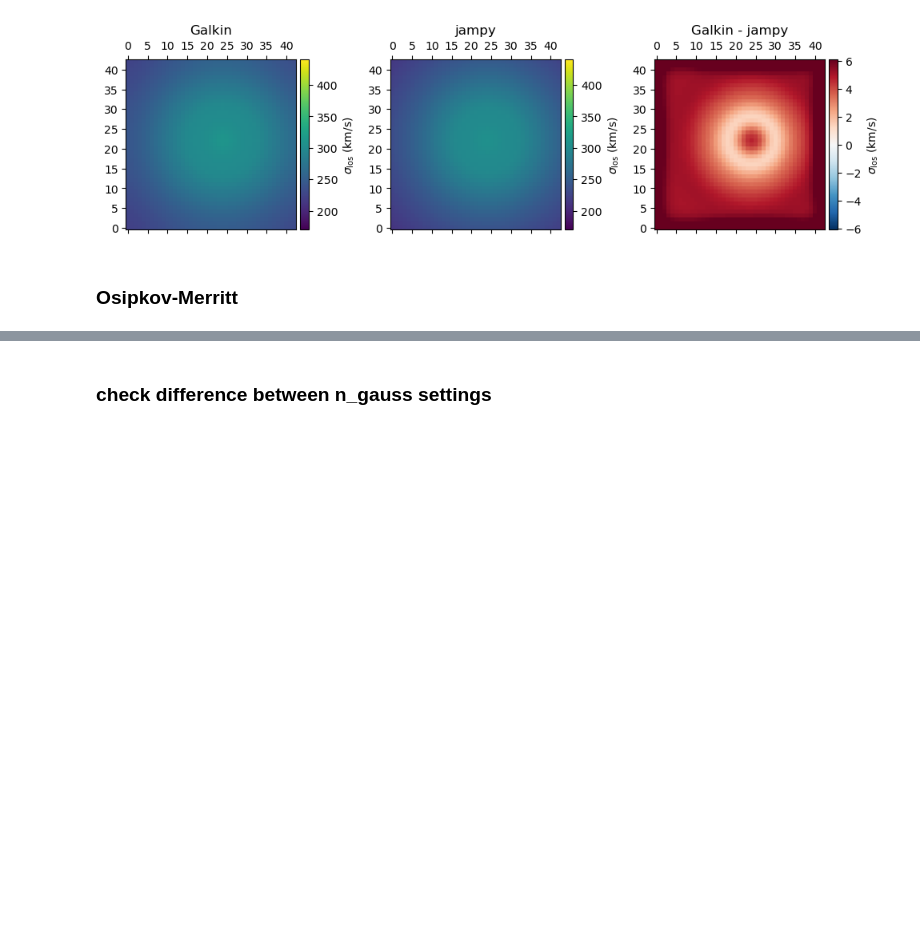
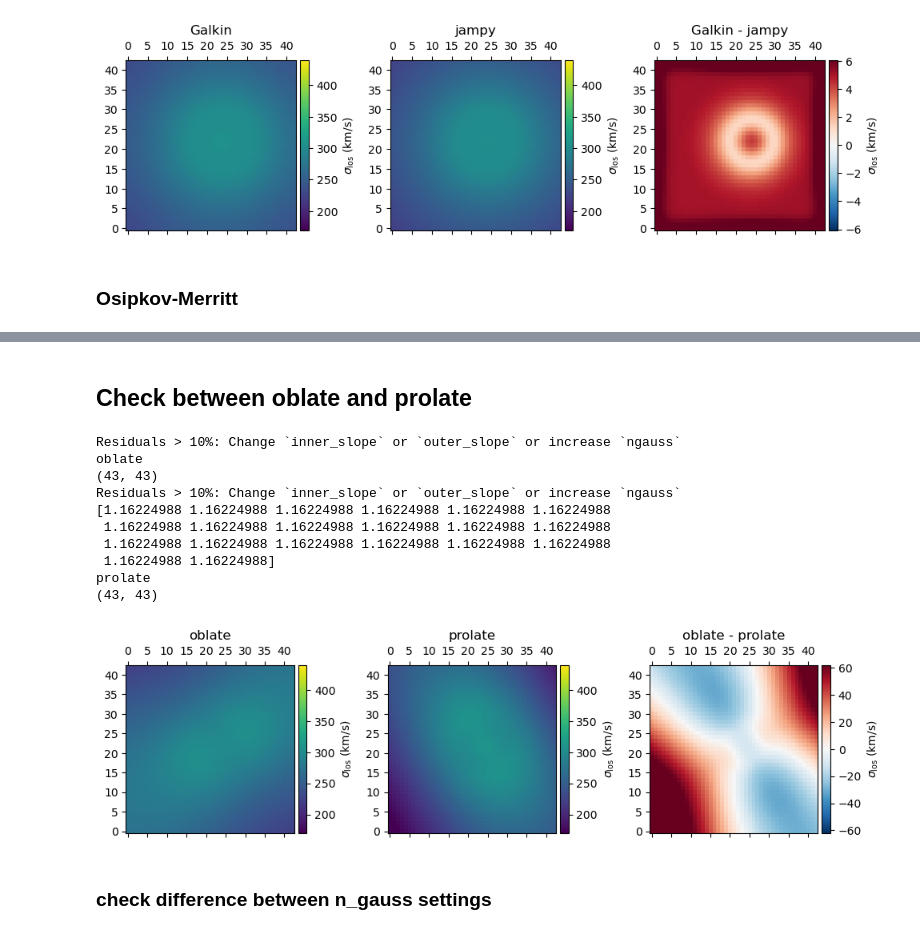
Before and after one commit to TDCOSMO/RXJ1131_KCWI, a Jupyter notebook: test_notebooks/test jampy and galkin models, between softwares, n_gauss in MGE, spherical vs elliptical.ipynb, the cells around one changed output, grey strips where cells are left out. Cells and saved outputs as stored; diff of their text form; code cells hidden in the pictures; blank space fills up the shorter version.

Commit message:
Set checkpoint to all files

```diff
--- a/test_notebooks/test jampy and galkin models, between softwares, n_gauss in MGE, spherical vs elliptical.ipynb
+++ b/test_notebooks/test jampy and galkin models, between softwares, n_gauss in MGE, spherical vs elliptical.ipynb
@@ -264,3 +256,74 @@ Residuals > 10%: Change `inner_slope` or `outer_slope` or increase `ngauss`
+# %% [markdown]
+## Check between oblate and prolate
+# %%
+dyn_model.PSF_FWHM = 0.7
+anisotropy_model = 'constant'
+ani_param = 1. # isotropic
+
+dyn_model = DynamicalModel(mass_model='powerlaw')
+
+for i in range(10):
+    kinematics_api = dyn_model.get_galkin_kinematics_api(
+        anisotropy_model=anisotropy_model,
+        single_slit=False
+    )
+    np.random.seed(i)
+    a, _ = dyn_model.compute_jampy_v_rms_model([theta_e, gamma, 1],
+                                            ani_param=ani_param,
+                                            anisotropy_model=anisotropy_model,
+                                            supersampling_factor=5,
+                                            is_spherical=False,
+                                            voronoi_bins=None, shape='oblate',
+                                           )
+    print(a.shape)
+
+    np.random.seed(i)
+    b, _ = dyn_model.compute_jampy_v_rms_model([theta_e, gamma, 1],
+                                            ani_param=ani_param,
+                                            anisotropy_model=anisotropy_model,
+                                            supersampling_factor=5,
+                                            is_spherical=False,
+                                            voronoi_bins=None, shape='prolate',
+                                           )
+    print(b.shape)
+
+    fig, axes = plt.subplots(nrows=1, ncols=3, figsize=(10, 6))
+
+    def plot_mat(arr, i, cmap='viridis', vmax=440, vmin=170):
+        divider = make_axes_locatable(axes[i])
+        im = axes[i].matshow(arr, origin='lower', cmap=cmap, vmax=vmax, vmin=vmin)
+        cax = divider.append_axes('right', size='5%', pad=0.05)
+        fig.colorbar(im, cax=cax, orientation='vertical', label=r'$\sigma_{\rm los}$ (km/s)')
+
+    #cbar = axes[0].matshow(a[0], origin='lower')
+    #cbar = axes[1].matshow(b[0], origin='lower')
+    #plt.colorbar(cbar)
+
+    #cbar = axes[2].matshow(a[0] - b[0], origin='lower', cmap='RdBu')
+    #plt.colorbar(cbar)
+    plot_mat(a.reshape((43, 43)), 0, cmap='viridis')
+    plot_mat(b.reshape((43, 43)), 1, cmap='viridis')
+    plot_mat(a.reshape((43, 43)) - b.reshape((43, 43)), 2, cmap='RdBu_r',
+             vmax=np.max(b)*0.2, vmin=-np.max(b)*0.2)
+
+    axes[0].set_title('oblate')
+    axes[1].set_title('prolate')
+    axes[2].set_title('oblate - prolate')
+
+    fig.tight_layout()
+    break
+# %% [output]
+Residuals > 10%: Change `inner_slope` or `outer_slope` or increase `ngauss`
+oblate
+(43, 43)
+Residuals > 10%: Change `inner_slope` or `outer_slope` or increase `ngauss`
+[1.16224988 1.16224988 1.16224988 1.16224988 1.16224988 1.16224988
+ 1.16224988 1.16224988 1.16224988 1.16224988 1.16224988 1.16224988
+ 1.16224988 1.16224988 1.16224988 1.16224988 1.16224988 1.16224988
+ 1.16224988 1.16224988]
+prolate
+(43, 43)
+[figure, added]
 # %% [markdown]
 ### check difference between n_gauss settings
 # %%
```
Also changed, not shown: parts of 15 cells of this notebook, 23 other files.
